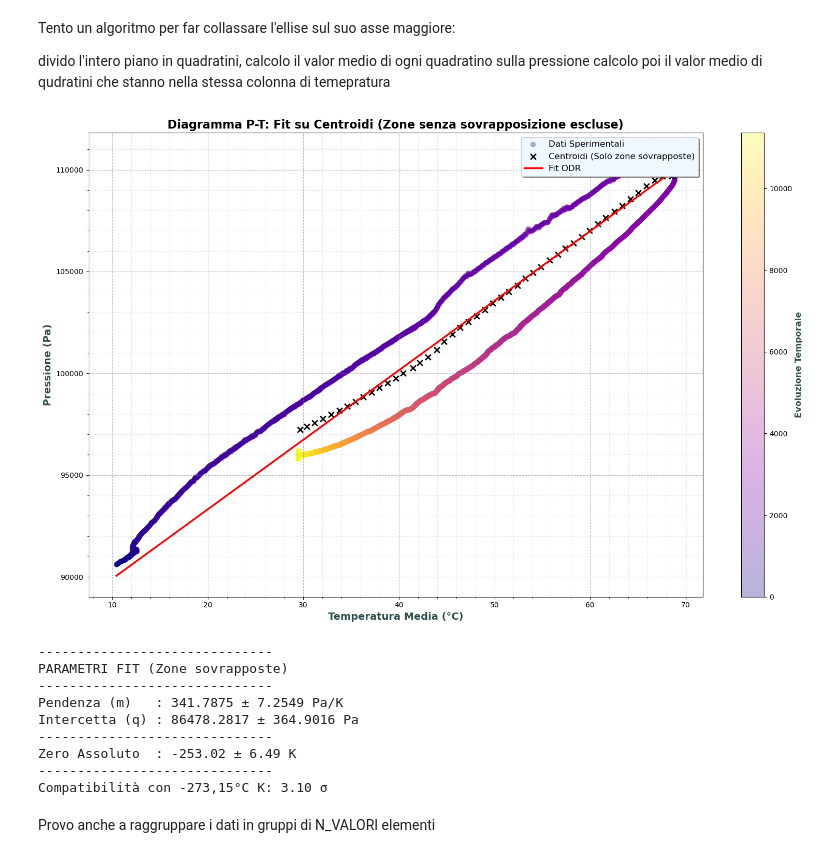
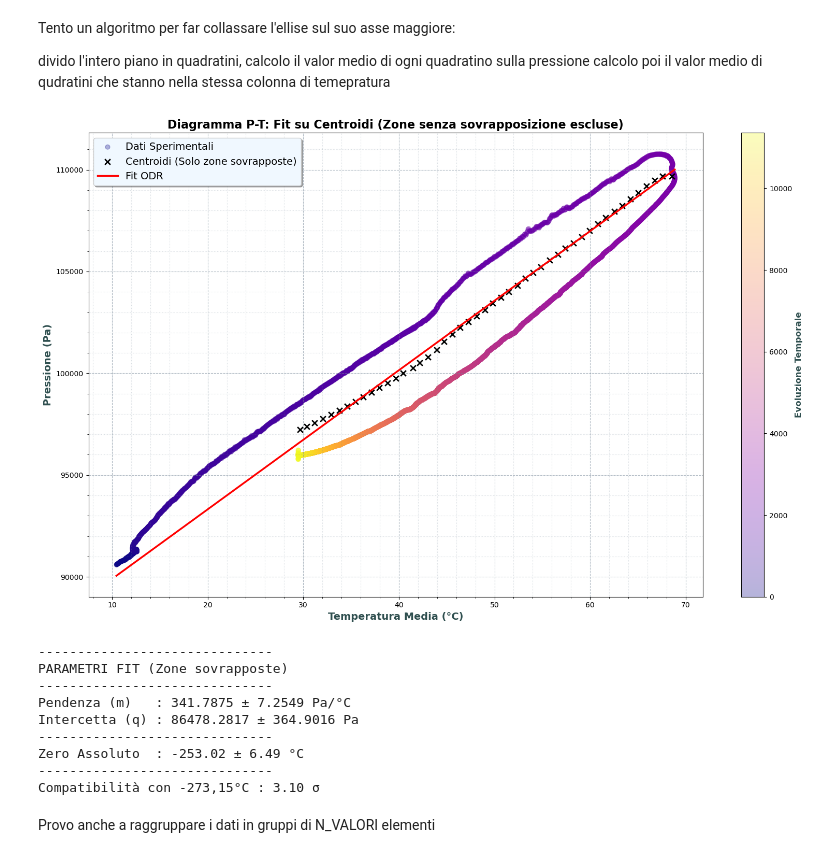
Before and after one commit to oblivion0218/BME280, a Jupyter notebook: Analisi.ipynb, the cells around one changed output. Cells and saved outputs as stored; diff of their text form; code cells hidden in the pictures.

```diff
--- a/Analisi.ipynb
+++ b/Analisi.ipynb
@@ -79,7 +79,7 @@ plt.show()
 # %%
 # eventuale cut dei dati se volessimo tralasciarne qualcuno per pulizia
 
-mask_to_remove = (df['Tempo_Simulato_s'] <= 2000) | (df['Tempo_Simulato_s'] >= 45000)
+mask_to_remove = (df['Tempo_Simulato_s'] <= 2000) | (df['Tempo_Simulato_s'] >= 60000)
 df = df[~mask_to_remove].copy()
 # %% [markdown]
 Calcolo delle moli con un algoritmo di interpolazione bilineare sui dati della tabella NIST per i valori di densità dell'aria al variare di umidità e temperatura
@@ -585,47 +585,47 @@ y_line = m * x_line + q
 ax.plot(x_line, y_line, color='red', linewidth=2.5, zorder=3, label='Fit ODR')
 
 # Formatting
 cbar = plt.colorbar(sc, ax=ax)
 cbar.set_label('Evoluzione Temporale', fontsize=12, fontweight='bold', color='#2F4F4F')
 
 ax.set_title('Diagramma P-T: Fit su Centroidi (Zone senza sovrapposizione escluse)', fontsize=16, fontweight='bold')
 ax.set_xlabel('Temperatura Media (°C)', fontsize=14, fontweight='bold', color='#2F4F4F')
 ax.set_ylabel('Pressione (Pa)', fontsize=14, fontweight='bold', color='#2F4F4F')
-ax.legend(loc='upper right', frameon=True, shadow=True, fontsize=12, facecolor='#F0F8FF')
+ax.legend(loc='best', frameon=True, shadow=True, fontsize=14, facecolor='#F0F8FF')
 
 ax.minorticks_on()
 ax.grid(which='major', linestyle='--', alpha=0.6, color='#778899')
 ax.grid(which='minor', linestyle=':', alpha=0.3, color='#778899')
 
 plt.tight_layout()
 plt.show()
 
 ### Risultati
 print("-" * 30)
 print("PARAMETRI FIT (Zone sovrapposte)")
 print("-" * 30)
-print(f"Pendenza (m)   : {m:.4f} ± {sm:.4f} Pa/K")
+print(f"Pendenza (m)   : {m:.4f} ± {sm:.4f} Pa/°C")
 print(f"Intercetta (q) : {q:.4f} ± {sq:.4f} Pa")
 print("-" * 30)
-print(f"Zero Assoluto  : {T0:.2f} ± {sT0_total:.2f} K")
+print(f"Zero Assoluto  : {T0:.2f} ± {sT0_total:.2f} °C")
 print("-" * 30)
 
 
 zero_assoluto = -273.15
 diff = abs(T0 - zero_assoluto)
 comp = diff / sT0_total
-print(f"Compatibilità con -273,15°C K: {comp:.2f} σ")
+print(f"Compatibilità con -273,15°C : {comp:.2f} σ")
 # %% [output]
-[figure, old version]
+[figure, new version]
 ------------------------------
 PARAMETRI FIT (Zone sovrapposte)
 ------------------------------
-Pendenza (m)   : 341.7875 ± 7.2549 Pa/K
+Pendenza (m)   : 341.7875 ± 7.2549 Pa/°C
 Intercetta (q) : 86478.2817 ± 364.9016 Pa
 ------------------------------
-Zero Assoluto  : -253.02 ± 6.49 K
+Zero Assoluto  : -253.02 ± 6.49 °C
 ------------------------------
-Compatibilità con -273,15°C K: 3.10 σ
+Compatibilità con -273,15°C : 3.10 σ
 # %% [markdown]
 Provo anche a raggruppare i dati in gruppi di N_VALORI elementi
 # %%
```
Also changed, not shown: parts of 7 cells of this notebook, 1 other file.
